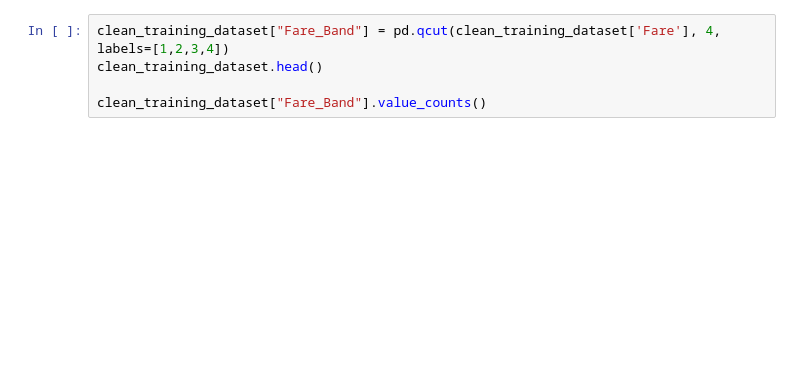
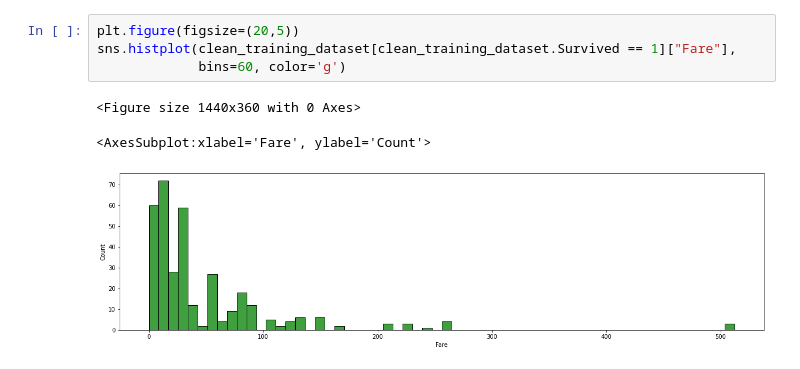
Before and after one commit to ashwin-vx/machine-learnings, a Jupyter notebook: kaggle_titanic_competition.ipynb, the cells around one changed output. Saved outputs shown, nothing was run; the diff lists cells and outputs as text; blank space fills up the shorter version.

```diff
--- a/kaggle_titanic_competition.ipynb
+++ b/kaggle_titanic_competition.ipynb
@@ -117,5 +414,8 @@ clean_training_dataset["Fare"].mean()
 # %%
-clean_training_dataset["Fare_Band"] = pd.qcut(clean_training_dataset['Fare'], 4, labels=[1,2,3,4])
-clean_training_dataset.head()
-
-clean_training_dataset["Fare_Band"].value_counts()
+plt.figure(figsize=(20,5))
+sns.histplot(clean_training_dataset[clean_training_dataset.Survived == 1]["Fare"],
+             bins=60, color='g')
+# %% [output]
+<Figure size 1440x360 with 0 Axes>
+<AxesSubplot:xlabel='Fare', ylabel='Count'>
+[figure, added]
```
Also changed, not shown: parts of 68 cells of this notebook.
